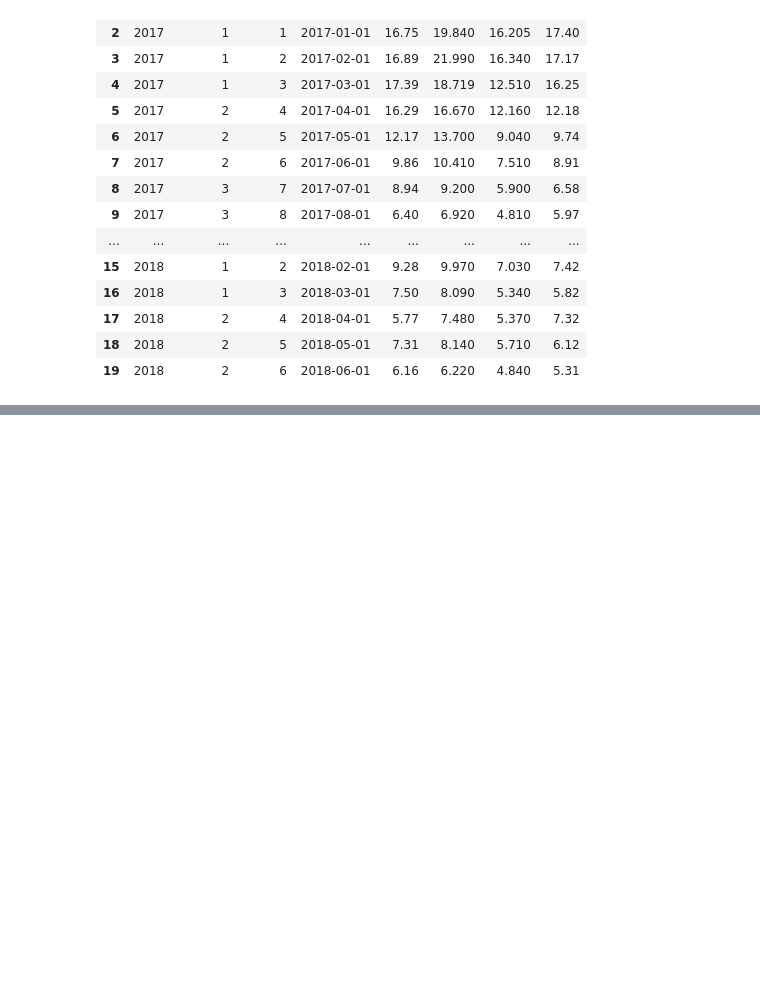
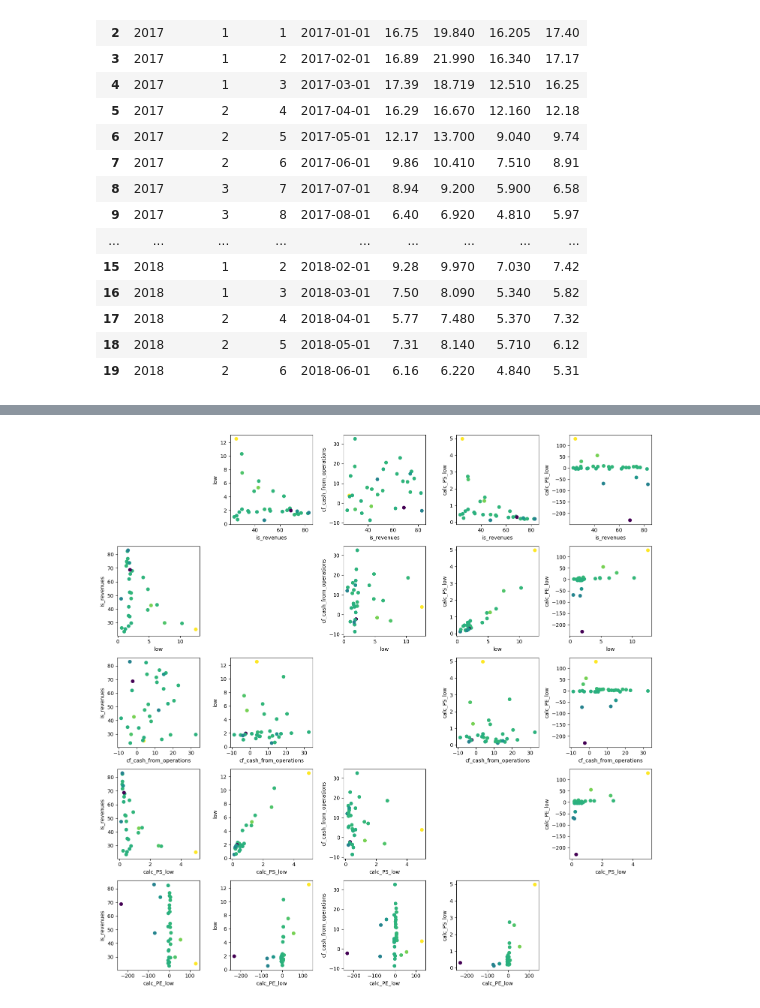
Before and after one commit to weignerp/python, a Jupyter notebook: scikit/company.ipynb, the cells around one changed output, grey strips where cells are left out. Cells and saved outputs as stored; diff of their text form; code cells hidden in the pictures; blank space fills up the shorter version.

```diff
--- a/scikit/company.ipynb
+++ b/scikit/company.ipynb
@@ -185,12 +213,12 @@ def normalize_string(s):
 # merged['Revenues'] = pd.to_numeric(merged['Revenues'], errors='coerce')
 row = []
 cols = {}
-for idx, col in enumerate(merged.columns):
+for idx, col in enumerate(q_data.columns):
   row.append([col, normalize_string(col)])
   cols.update({col: normalize_string(col)})
   # print(col, normalize_string(col))
 
-ndf = merged.rename(columns=cols, inplace=False)
+ndf = q_data.rename(columns=cols, inplace=False)
 # dict.fromkeys(row[0:], row[1:])
 # print (merged.columns)
 ndf[1:10]
@@ -293,0 +323,12 @@ nndf.to_csv('../data/nndf.csv', index=False, encoding='utf-8', sep='\t', decimal
+# %%
+nndf.to_csv('../data/nndf.csv', index=False, encoding='utf-8', sep='\t', decimal=',')
+
+# type(nndf['bs_cash_and_equivalents'][10])
+sdata = nndf[['is_revenues', 'is_net_income', 'is_ebitda', 'cf_cash_from_operations', 'is_weighted_average_diluted_shares_outstanding', 'high', 'low']]
+
+sdata['calc_PE_low'] = (sdata['is_weighted_average_diluted_shares_outstanding']*sdata['low']) / (sdata['is_net_income']*4)
+sdata['calc_PE_high'] = (sdata['is_weighted_average_diluted_shares_outstanding']*sdata['high']) / (sdata['is_net_income']*4)
+sdata['calc_PS_low'] = (sdata['is_weighted_average_diluted_shares_outstanding']*sdata['low']) / (sdata['is_revenues']*4)
+sdata['calc_PS_high'] = (sdata['is_weighted_average_diluted_shares_outstanding']*sdata['high']) / (sdata['is_revenues']*4)
+
+sdata.loc[(2022, 1):(2023,4)][['is_revenues', 'is_net_income', 'is_ebitda', 'low', 'high', 'calc_PS_low', 'calc_PS_high', 'calc_PE_low', 'calc_PE_high']]
@@ -297,41 +369,43 @@ nndf.to_csv('../data/nndf.csv', index=False, encoding='utf-8', sep='\t', decimal
 # druhý sloupec: y-ové souřadnice
 #
 # plt.title("Classes")
 # vykresleni mrizky korelacnich diagramu
-fig, axes = plt.subplots(nrows=4, ncols=4)
+fig, axes = plt.subplots(nrows=5, ncols=5)
 
 # rozmery grafu
 fig.set_figheight(15)
 fig.set_figwidth(15)
-ist[['Revenues', 'Cost of Goods Sold']]
+# ist[['Revenues', 'Cost of Goods Sold']]
 
-feature_names = ['Revenues', 'Cost of Goods Sold', 'Selling General & Admin Expenses', 'Interest Expense']
-target = ist['Net Income'].to_numpy()
-data = ist[feature_names].to_numpy()
+feature_names = ['is_revenues', 'low', 'cf_cash_from_operations', 'calc_PS_low', 'calc_PE_low']
+target = sdata['calc_PE_low'].to_numpy()
+data = sdata[feature_names].to_numpy()
 
 # vyplneni mrizky
-for row in range(4):
-    for column in range(4):
+for row in range(5):
+    for column in range(5):
         ax = axes[row][column]
         if row == column:
             # na diagonale jsou prazdna mista
             fig.delaxes(ax)
             continue
         # pridat korelacni diagram do mrizky
-        print(f"row: {row}, col: {column}, {data[:, row]}, {target}")
+        # print(f"row: {row}, col: {column}, {data[:, row]}, {target}")
         scatter = ax.scatter(data[:, row], data[:, column], c=target)
         # popisky os
         ax.set(xlabel=feature_names[row], ylabel=feature_names[column])
 
 
 # zbavit se prazdneho mista okolo bunek mrizky
 plt.tight_layout()
 
 # ulozeni diagramu do souboru
 plt.savefig("52.png")
 
 # zobrazeni diagramu
 plt.show()
+# %% [output]
+[figure, added]
 # %%
 
 
```
Also changed, not shown: parts of 11 cells of this notebook, 1 other file.
